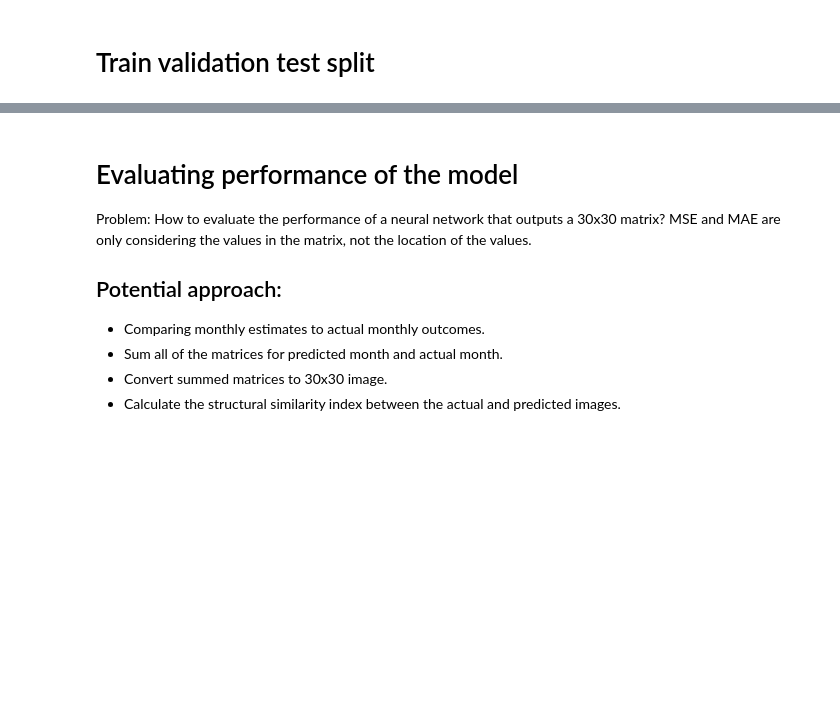
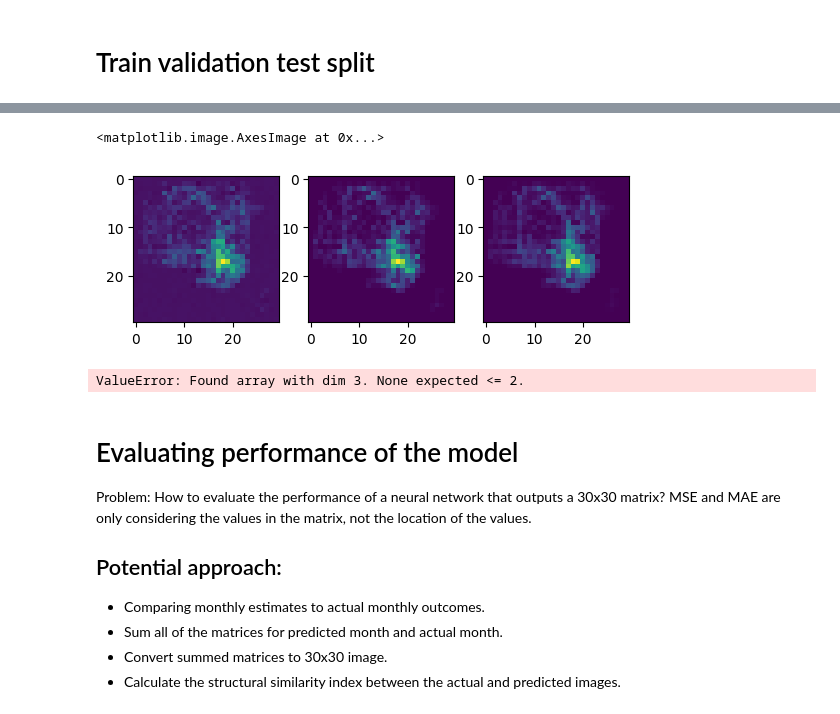
Before and after one commit to miguel-peralta/spring-2024-vip, a Jupyter notebook: stage2/lstm.ipynb, the cells around one changed output, grey strips where cells are left out. Saved outputs shown, nothing was run; the diff lists cells and outputs as text; code cells hidden in the pictures; blank space fills up the shorter version.

```diff
--- a/stage2/lstm.ipynb
+++ b/stage2/lstm.ipynb
@@ -44,7 +110,7 @@ Length: 228, dtype: int64
 <Axes: xlabel='accident_year,month'>
 [figure]
 # %%
-selected_years = df[(df['accident_year'] < 2020) & (df['accident_year'] > 2013)].sort_values(by='collision_datetime')
+selected_dates = df[(df['accident_year'] < 2020) & (df['accident_year'] > 2013)].sort_values(by='collision_datetime')
 # %% [markdown]
 # Selecting columns
 # %%
@@ -216,2 +282,2 @@ Grid Area 900: [(37.83533333333334, -122.35566666666666), (37.83533333333334, -1
 # %%
-selected_years.dropna(subset = ['tb_latitude', 'tb_longitude'], inplace=True)
+selected_dates.dropna(subset = ['tb_latitude', 'tb_longitude'], inplace=True)
@@ -218,11 +302,10 @@ selected_years.dropna(subset = ['tb_latitude', 'tb_longitude'], inplace=True)
 # %%
-
-
+def preprocess_crashes(selected_dates)
 # Create a dictionary to store the matrices for each date
 date_matrices = {}
 
 # Group the dataframe by 'collision_date'
-grouped_dates = selected_years.groupby('collision_date')
+grouped_dates = selected_dates.groupby('collision_date')
 
 # Iterate through each date group
 for date, group in grouped_dates:
@@ -391,0 +511,2 @@ Epoch 50/50
+# %%
+predictions = model.predict([X_test, encoded_days_of_week[len(X_train) + len(X_val):], encoded_months[len(X_train) + len(X_val):]])
@@ -392,3 +515,24 @@ Epoch 50/50
+# %%
+pred_sum = np.sum(predictions, axis=0)
+actual_sum = np.sum(y_test, axis=0)
+train_sum = np.sum(input_matrices, axis=0)
+plt.subplot(1, 3, 1)
+plt.imshow(pred_sum)
+
+plt.subplot(1, 3, 2)
+plt.imshow(actual_sum)
+
+plt.subplot(1, 3, 3)
+plt.imshow(train_sum)
+# %% [output]
+<matplotlib.image.AxesImage at 0x...>
+[figure, added]
+# %%
+from sklearn.metrics import mean_absolute_error
+mae = mean_absolute_error(y_test, predictions)
+mae
+# %% [output]
+ValueError: Found array with dim 3. None expected <= 2.
 # %% [markdown]
 # Evaluating performance of the model
 Problem: How to evaluate the performance of a neural network that outputs a 30x30 matrix?
```
Also changed, not shown: parts of 34 cells of this notebook.
